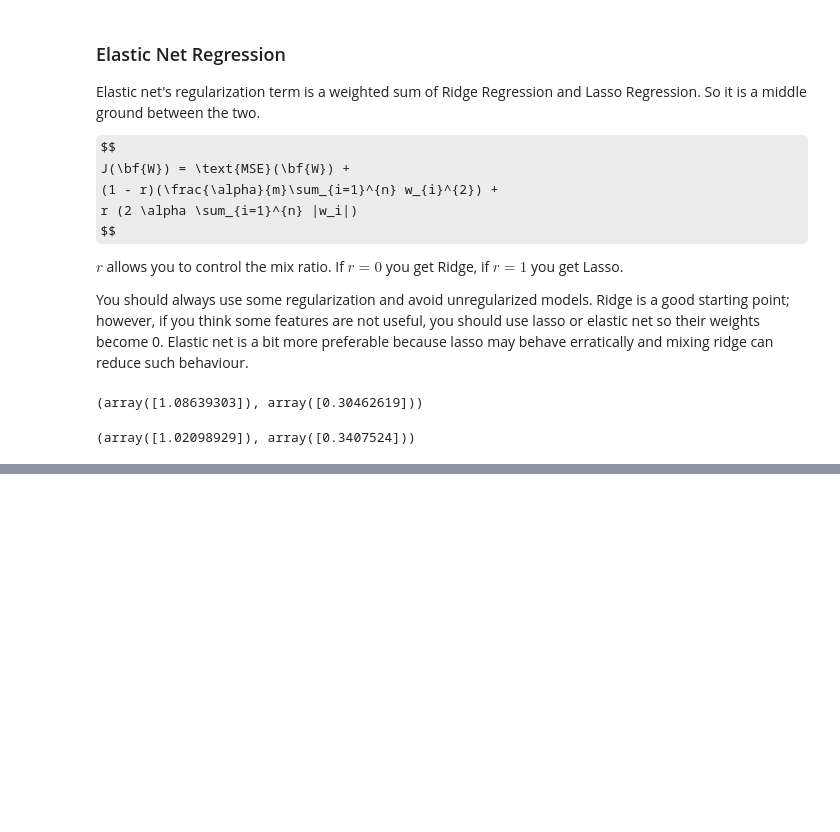
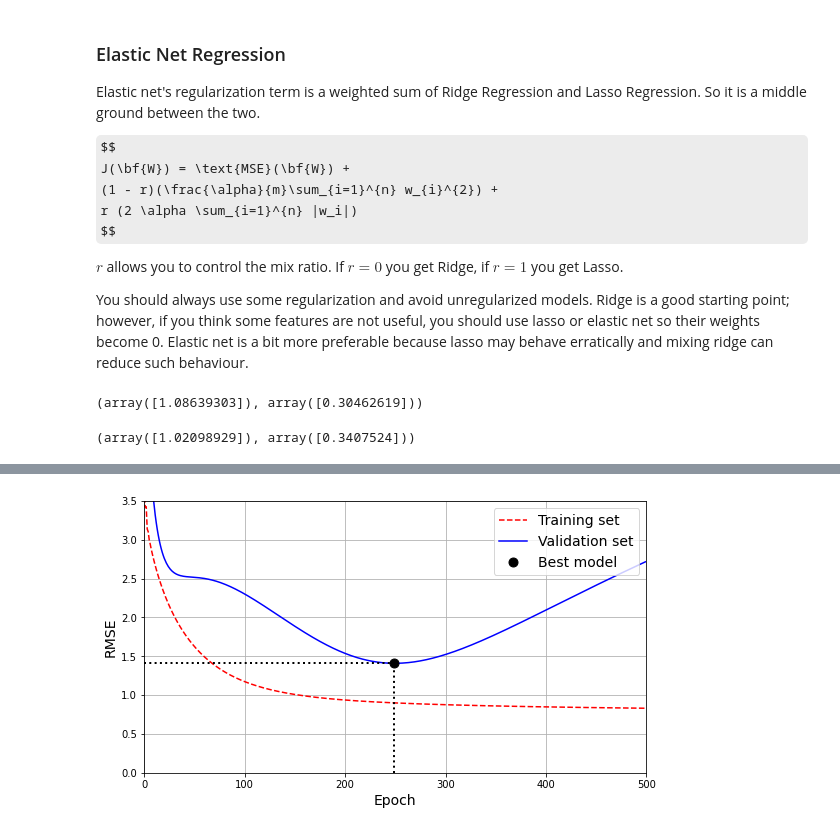
Before and after one commit to aseddin/F22_ECE4715, a Jupyter notebook: 6_linear_regression.ipynb, the cells around one changed output, grey strips where cells are left out. Drawn from its saved outputs; the diff is of its cells as text; code cells hidden in the pictures; some formulas as TeX source; blank space fills up the shorter version.

```diff
--- a/6_linear_regression.ipynb
+++ b/6_linear_regression.ipynb
@@ -1100,0 +1105,71 @@ sgd_reg.intercept_, sgd_reg.coef_
+# %%
+from copy import deepcopy
+from sklearn.model_selection import train_test_split
+
+# Generate a quadratic dataset
+
+m = 100 # number of instances
+np.random.seed(42)
+X = 6 * np.random.rand(m, 1) - 3
+
+w0 = 2    # bias
+w1 = 1    # X
+w2 = 0.5  # X**2
+
+# Simple quadratic equation
+y = w0 + w1 * X + w2 * X**2 + np.random.randn(m , 1)
+
+
+# split the data into train/validation sets
+X_train, X_valid, y_train, y_valid = train_test_split(X, y, test_size=0.5, shuffle=False, random_state=42)
+y_train = y_train.ravel()
+y_valid = y_valid.ravel()
+
+# Add 90 degree polynomial features and scale the features
+preprocessing = make_pipeline(
+    PolynomialFeatures(degree=90, include_bias=False),
+    StandardScaler()
+)
+X_train_prep = preprocessing.fit_transform(X_train)
+X_valid_prep = preprocessing.transform(X_valid)
+
+# Fit a gradient descent regressor
+sgd_reg = SGDRegressor(
+    penalty=None, eta0=0.002, random_state=42
+)
+
+n_epochs = 500
+best_valid_rmse = float('inf')
+train_errors = []
+valid_errors = []
+
+for epoch in range(n_epochs):
+  sgd_reg.partial_fit(X_train_prep, y_train)
+  y_valid_predict = sgd_reg.predict(X_valid_prep)
+
+  # Validation error
+  val_error = mean_squared_error(y_valid, y_valid_predict, squared=False)
+  valid_errors.append(val_error)
+  if val_error < best_valid_rmse:
+    best_valid_rmse = val_error
+    best_model = deepcopy(sgd_reg)
+    best_epoch = epoch
+
+  # Trainin error
+  y_train_predict = sgd_reg.predict(X_train_prep)
+  train_errors.append(mean_squared_error(y_train, y_train_predict, squared=False))
+
+plt.figure(figsize=(9, 5))
+plt.plot(train_errors, "r--", label="Training set")
+plt.plot(valid_errors, "b-", label="Validation set")
+plt.plot(best_epoch, best_valid_rmse, "ko", markersize=9, label="Best model")
+plt.plot([best_epoch, best_epoch], [0, best_valid_rmse], "k:", linewidth=2)
+plt.plot([0, best_epoch], [best_valid_rmse, best_valid_rmse], "k:", linewidth=2)
+plt.xlabel("Epoch")
+plt.ylabel("RMSE")
+plt.grid()
+plt.axis([0, n_epochs, 0, 3.5])
+plt.legend(loc="upper right")
+plt.show()
+# %% [output]
+[figure, added]
```
Also changed, not shown: parts of 1 cell of this notebook.
